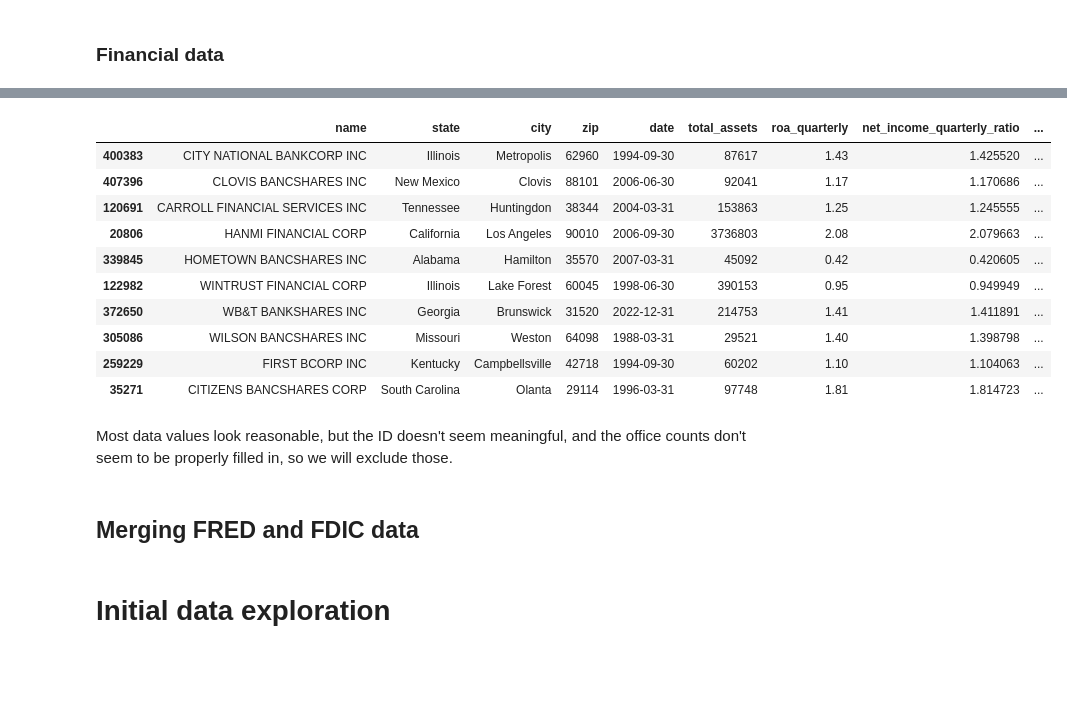
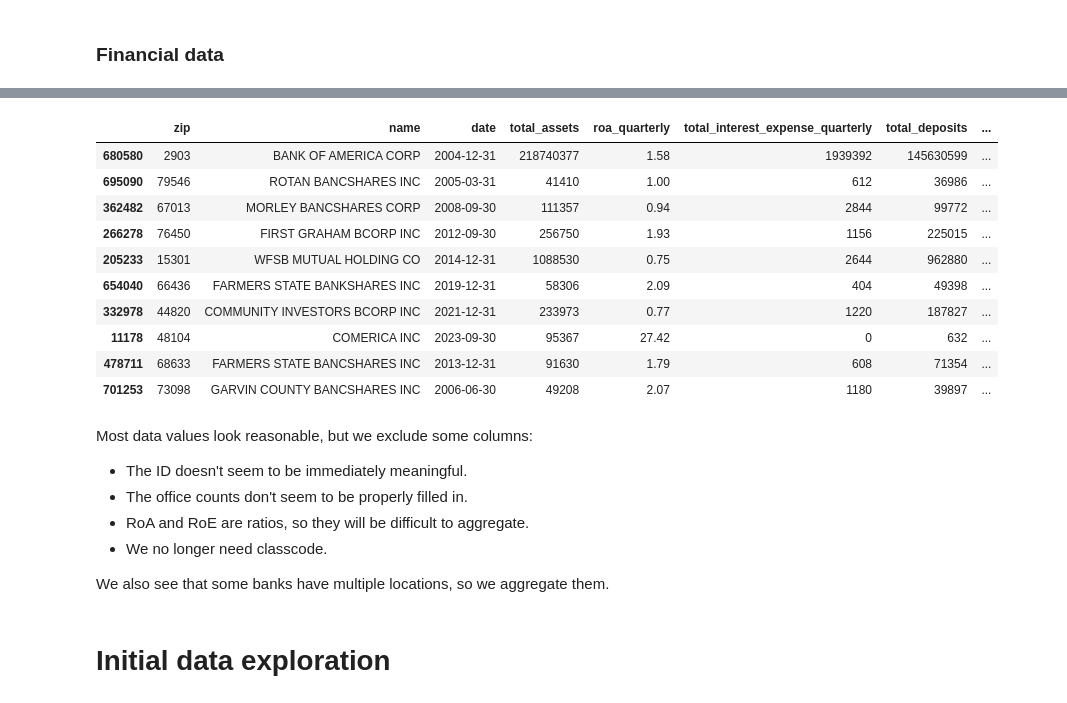
Before and after one commit to hughdingb58/deposit_size_prediction, a Jupyter notebook: main.ipynb, the cells around one changed output, grey strips where cells are left out. Cells and saved outputs as stored; diff of their text form; code cells hidden in the pictures; blank space fills up the shorter version.

```diff
--- a/main.ipynb
+++ b/main.ipynb
@@ -74,7 +160,7 @@ for row in institutions_data:
 institutions_full = pd.concat(institutions_list, axis = 0).reset_index(drop = True)
 # %%
 # Keep only relevant columns
-institutions = institutions_full[["NAMEHCR", "STNAME", "CITY", "ZIP"]].drop_duplicates()
+institutions = institutions_full[["NAMEHCR", "ZIP"]].drop_duplicates()
 institutions = institutions[institutions["NAMEHCR"] != ""].reset_index(drop = True)
 institutions["ZIP"] = institutions["ZIP"].astype(str)
 institutions.head()
@@ -174,25 +257,42 @@ financials_data["ZIP"] = financials_data["ZIP"].astype(str)
+# %%
+# Bind list into table
+financials_full = pd.concat(financials_list, axis = 0).reset_index(drop = True)
 # %%
-financials = pd.merge(institutions, financials_data, on = ["NAMEHCR", "ZIP"])
 # Set more descriptive column names
-financials.columns = ["name", "state", "city", "zip", "date", "total_assets", "roa_quarterly", "net_income_quarterly_ratio",
-                      "total_interest_expense_quarterly", "total_deposits", "non_interest_expense_quarterly", "roe_quarterly",
-                      "offices_foreign", "net_income", "offices_us", "total_deposits_ratio",
-                      "total_interest_expense_quarterly_ratio", "non_interest_expense_quarterly_ratio", "id"]
-# Clean date column
+financials = financials_full.rename(columns = fdic_series)
+# Clean column data types
 financials["date"] = pd.to_datetime(financials["date"], format = "%Y%m%d")
+financials["zip"] = financials["zip"].astype(str)
+# Filter to holding companies only
+financials = financials[financials["classcode"] <= 65]
+# Filter to data after 2000 only, to match FRED data time frame
+financials = financials[financials["date"] >= "2000-01-01"]
+# Add year and quarter columns for merging
+financials["year"] = financials["date"].dt.year
+financials["quarter"] = financials["date"].dt.quarter
+# Sort data
+financials = financials.sort_values(["name", "zip", "date"])
+# Manual inspection
 financials.sample(n = 10, random_state = 0)
 # %% [output]
-|  | name | state | city | zip | date | total_assets | roa_quarterly | net_income_quarterly_ratio | ... |
-| 400383 | CITY NATIONAL BANKCORP INC | Illinois | Metropolis | 62960 | 1994-09-30 | 87617 | 1.43 | 1.425520 | ... |
-| 407396 | CLOVIS BANCSHARES INC | New Mexico | Clovis | 88101 | 2006-06-30 | 92041 | 1.17 | 1.170686 | ... |
-| 120691 | CARROLL FINANCIAL SERVICES INC | Tennessee | Huntingdon | 38344 | 2004-03-31 | 153863 | 1.25 | 1.245555 | ... |
-| 20806 | HANMI FINANCIAL CORP | California | Los Angeles | 90010 | 2006-09-30 | 3736803 | 2.08 | 2.079663 | ... |
-| 339845 | HOMETOWN BANCSHARES INC | Alabama | Hamilton | 35570 | 2007-03-31 | 45092 | 0.42 | 0.420605 | ... |
-| 122982 | WINTRUST FINANCIAL CORP | Illinois | Lake Forest | 60045 | 1998-06-30 | 390153 | 0.95 | 0.949949 | ... |
-| 372650 | WB&T BANKSHARES INC | Georgia | Brunswick | 31520 | 2022-12-31 | 214753 | 1.41 | 1.411891 | ... |
-| 305086 | WILSON BANCSHARES INC | Missouri | Weston | 64098 | 1988-03-31 | 29521 | 1.40 | 1.398798 | ... |
-| 259229 | FIRST BCORP INC | Kentucky | Campbellsville | 42718 | 1994-09-30 | 60202 | 1.10 | 1.104063 | ... |
-| 35271 | CITIZENS BANCSHARES CORP | South Carolina | Olanta | 29114 | 1996-03-31 | 97748 | 1.81 | 1.814723 | ... |
+|  | zip | name | date | total_assets | roa_quarterly | total_interest_expense_quarterly | total_deposits | ... |
+| 680580 | 2903 | BANK OF AMERICA CORP | 2004-12-31 | 218740377 | 1.58 | 1939392 | 145630599 | ... |
+| 695090 | 79546 | ROTAN BANCSHARES INC | 2005-03-31 | 41410 | 1.00 | 612 | 36986 | ... |
+| 362482 | 67013 | MORLEY BANCSHARES CORP | 2008-09-30 | 111357 | 0.94 | 2844 | 99772 | ... |
+| 266278 | 76450 | FIRST GRAHAM BCORP INC | 2012-09-30 | 256750 | 1.93 | 1156 | 225015 | ... |
+| 205233 | 15301 | WFSB MUTUAL HOLDING CO | 2014-12-31 | 1088530 | 0.75 | 2644 | 962880 | ... |
+| 654040 | 66436 | FARMERS STATE BANKSHARES INC | 2019-12-31 | 58306 | 2.09 | 404 | 49398 | ... |
+| 332978 | 44820 | COMMUNITY INVESTORS BCORP INC | 2021-12-31 | 233973 | 0.77 | 1220 | 187827 | ... |
+| 11178 | 48104 | COMERICA INC | 2023-09-30 | 95367 | 27.42 | 0 | 632 | ... |
+| 478711 | 68633 | FARMERS STATE BANCSHARES INC | 2013-12-31 | 91630 | 1.79 | 608 | 71354 | ... |
+| 701253 | 73098 | GARVIN COUNTY BANCSHARES INC | 2006-06-30 | 49208 | 2.07 | 1180 | 39897 | ... |
 # %% [markdown]
-Most data values look reasonable, but the ID doesn't seem meaningful, and the office counts don't seem to be properly filled in, so we will exclude those.
+Most data values look reasonable, but we exclude some columns:
+
+- The ID doesn't seem to be immediately meaningful.
+- The office counts don't seem to be properly filled in.
+- RoA and RoE are ratios, so they will be difficult to aggregate.
+- We no longer need classcode.
+
+We also see that some banks have multiple locations, so we aggregate them.
 # %%
@@ -202,6 +306,3 @@ financials = financials.drop(["id", "offices_foreign", "offices_us"], axis = 1)
 write_feather(financials, "fdic_financials.feather")
 # %%
 financials = read_feather("fdic_financials.feather")
-# %% [markdown]
-<a id="prep-merge"></a>
-## Merging FRED and FDIC data
```
Also changed, not shown: parts of 38 cells of this notebook, 5 other files.
